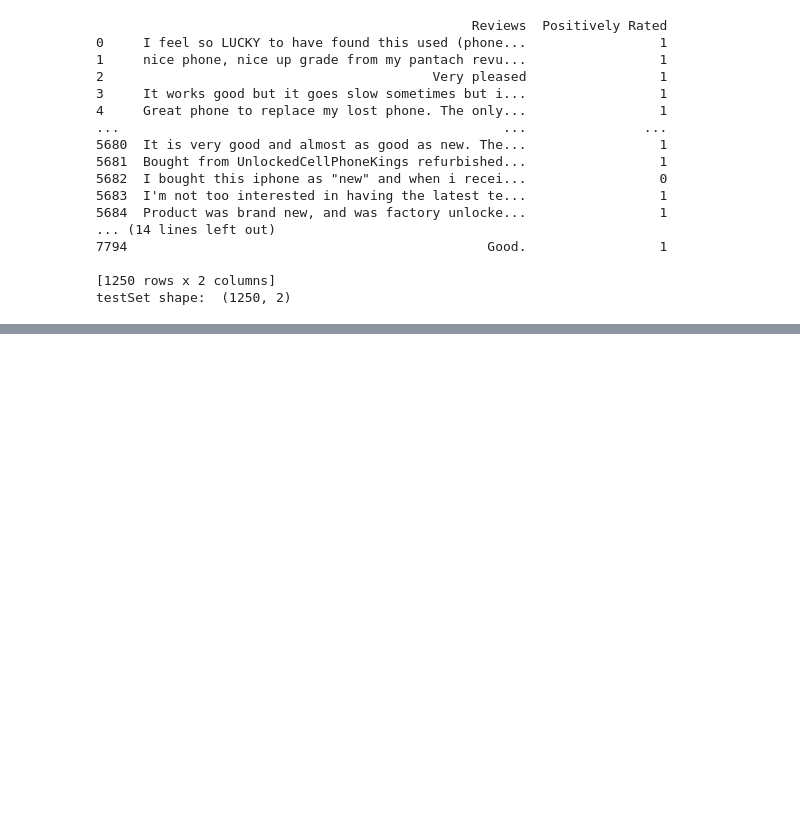
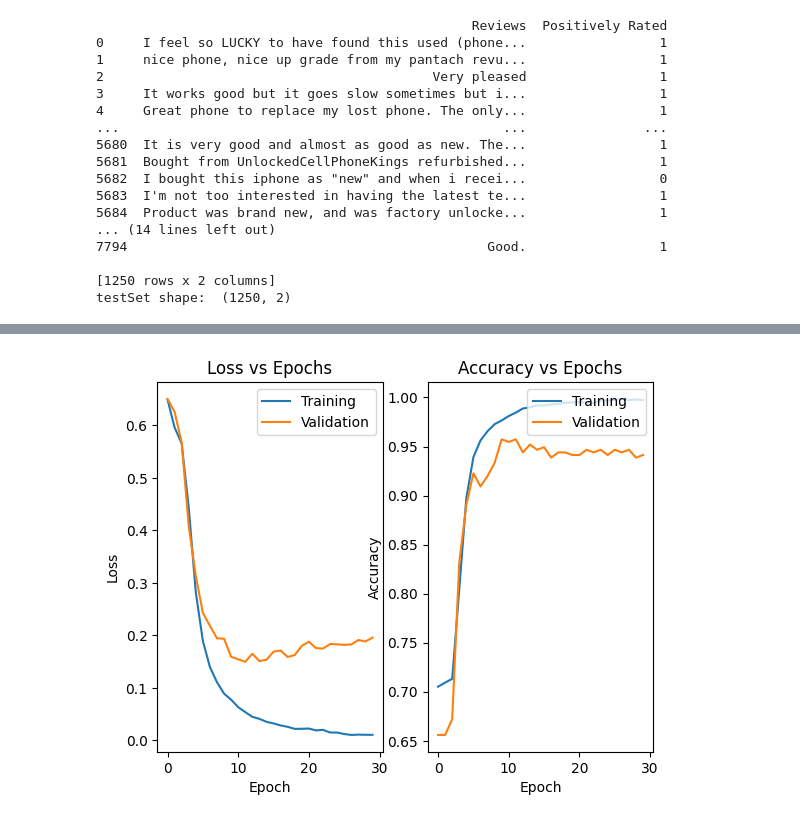
Before and after one commit to EfrenFloresPorras/NaturalLanguageProcessing, a Jupyter notebook: com814_sent_CNN.ipynb, the cells around one changed output, grey strips where cells are left out. Drawn from its saved outputs; the diff is of its cells as text; code cells hidden in the pictures; blank space fills up the shorter version.

```diff
--- a/com814_sent_CNN.ipynb
+++ b/com814_sent_CNN.ipynb
@@ -209,0 +435,15 @@ print(round(df_test))
+# %%
+num_epochs = 30
+
+cnn_tuner2.search(training_padded,
+             training_labels,
+             validation_split=0.1,
+             epochs=num_epochs,
+             callbacks=[stop_early],
+             verbose=2)
+
+# Get the optimal hyperparameters
+cnn_best_hps2=cnn_tuner2.get_best_hyperparameters(num_trials=1)[0]
+
+print("""The hyperparameter search is complete.
+The best input_length for the embedding layer is""", cnn_best_hps2.get('input_length'))
@@ -209,0 +453,8 @@ print(round(df_test))
+# %%
+model_tuner = cnn_tuner2.hypermodel.build(cnn_best_hps2)
+
+history_tuner = model_tuner.fit(training_padded,
+                    training_labels,
+                    validation_split=0.1,
+                    epochs=num_epochs,
+                    verbose=2)
@@ -209,0 +479,19 @@ print(round(df_test))
+# %%
+fig = plt.figure()
+fig.add_subplot(121)
+plt.plot(history_tuner.history['loss'])
+plt.plot(history_tuner.history['val_loss'])
+plt.title("Loss vs Epochs")
+plt.ylabel('Loss')
+plt.xlabel('Epoch')
+plt.legend(['Training', 'Validation'], loc='upper right')
+fig.add_subplot(122)
+plt.plot(history_tuner.history['accuracy'])
+plt.plot(history_tuner.history['val_accuracy'])
+plt.title("Accuracy vs Epochs")
+plt.ylabel('Accuracy')
+plt.xlabel('Epoch')
+plt.legend(['Training', 'Validation'], loc='upper right')
+plt.show()
+# %% [output]
+[figure, added]
```
Also changed, not shown: parts of 19 cells of this notebook, 3 other files.
